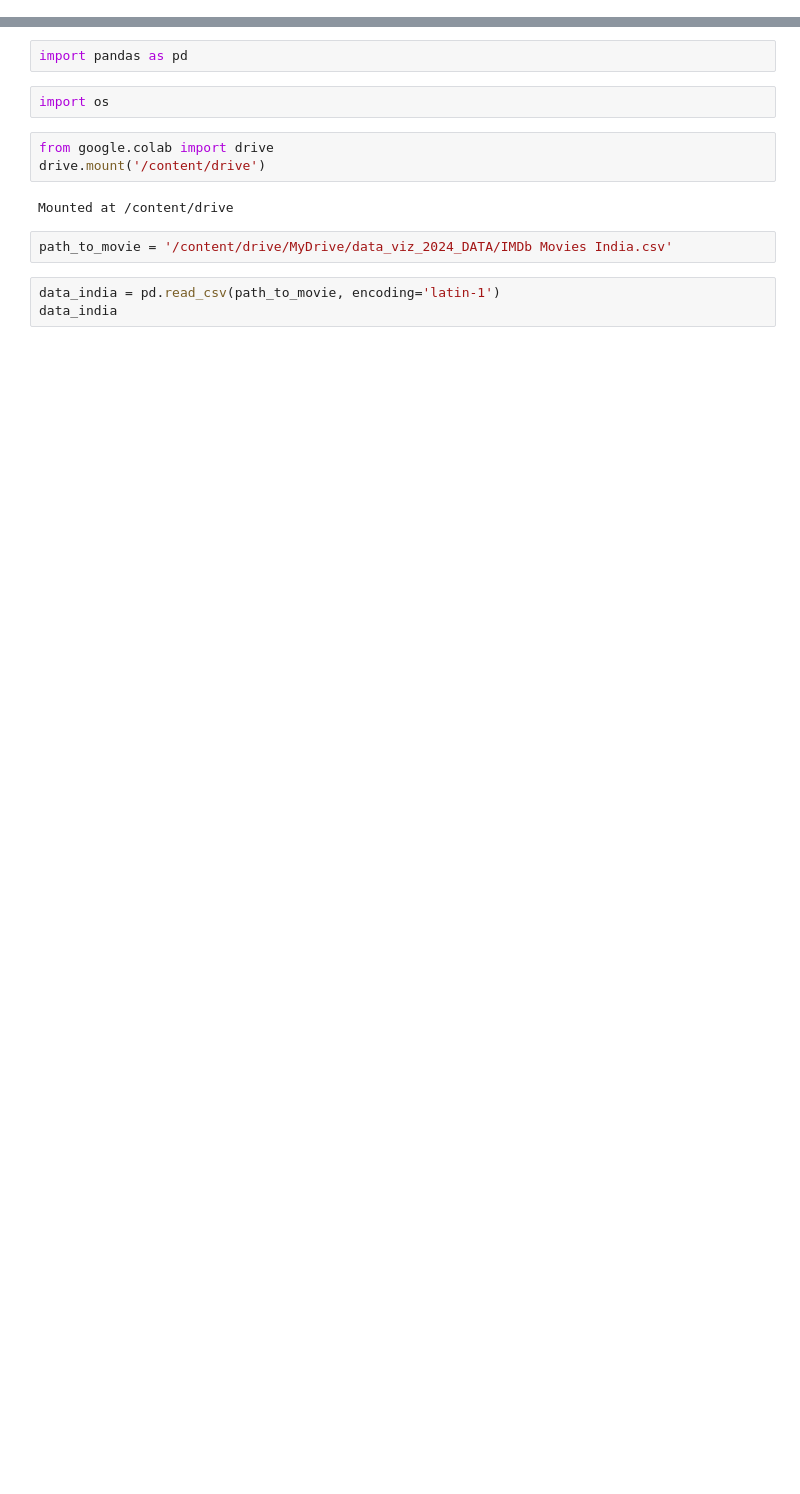
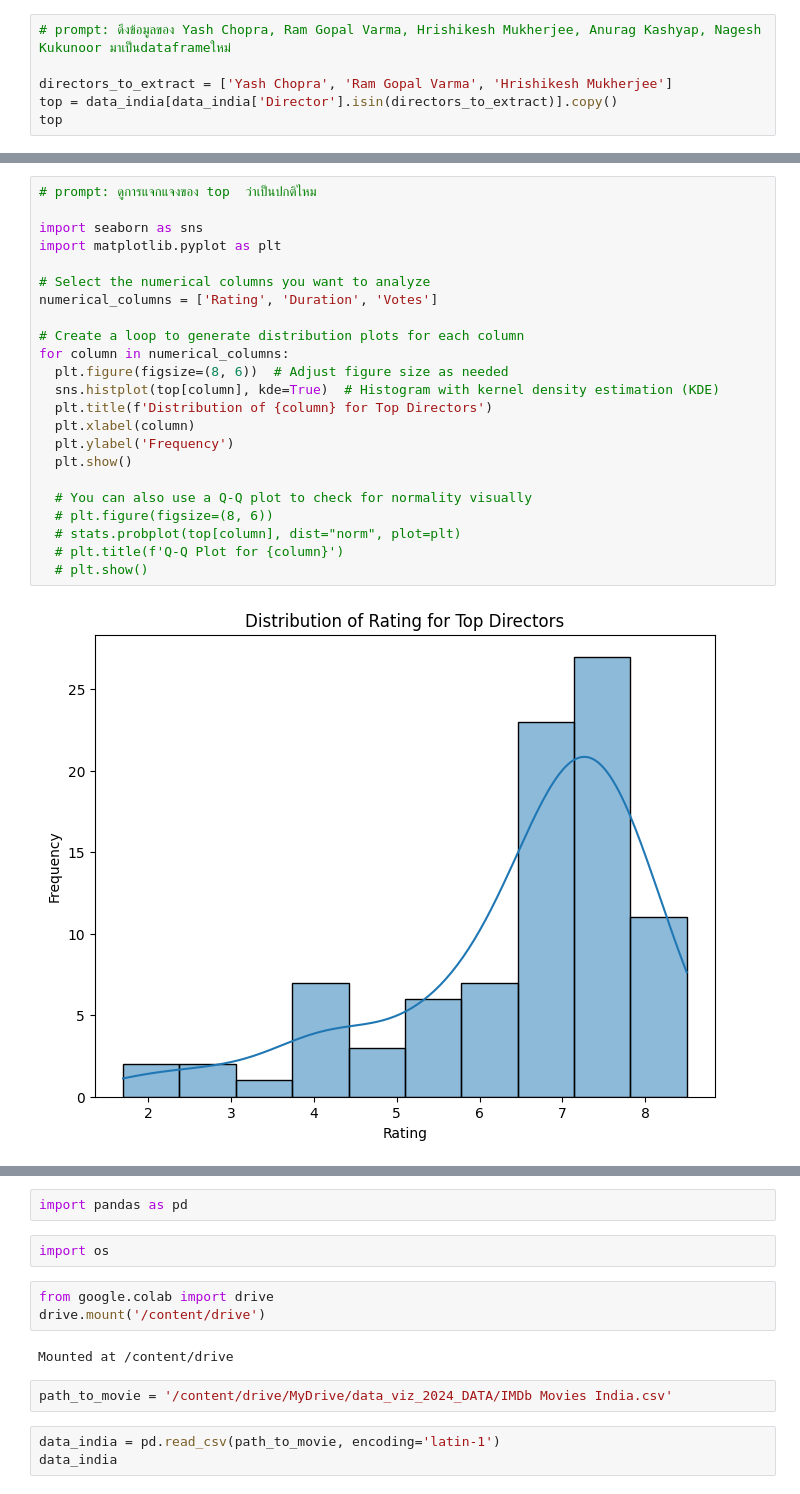
Before and after one commit to punramon/python_dataviz2024, a Jupyter notebook: HW9.ipynb, the cells around one changed output, grey strips where cells are left out. Saved outputs shown, nothing was run; the diff lists cells and outputs as text; blank space fills up the shorter version.

```diff
--- a/HW9.ipynb
+++ b/HW9.ipynb
@@ -4,0 +203,6 @@
+# %%
+# prompt: ดึงข้อมูลของ Yash Chopra, Ram Gopal Varma, Hrishikesh Mukherjee, Anurag Kashyap, Nagesh Kukunoor มาเป็นdataframeใหม่
+
+directors_to_extract = ['Yash Chopra', 'Ram Gopal Varma', 'Hrishikesh Mukherjee']
+top = data_india[data_india['Director'].isin(directors_to_extract)].copy()
+top
@@ -4,0 +536,25 @@
+# %%
+# prompt: ดูการแจกแจงของ top  ว่าเป็นปกติไหม
+
+import seaborn as sns
+import matplotlib.pyplot as plt
+
+# Select the numerical columns you want to analyze
+numerical_columns = ['Rating', 'Duration', 'Votes']
+
+# Create a loop to generate distribution plots for each column
+for column in numerical_columns:
+  plt.figure(figsize=(8, 6))  # Adjust figure size as needed
+  sns.histplot(top[column], kde=True)  # Histogram with kernel density estimation (KDE)
+  plt.title(f'Distribution of {column} for Top Directors')
+  plt.xlabel(column)
+  plt.ylabel('Frequency')
+  plt.show()
+
+  # You can also use a Q-Q plot to check for normality visually
+  # plt.figure(figsize=(8, 6))
+  # stats.probplot(top[column], dist="norm", plot=plt)
+  # plt.title(f'Q-Q Plot for {column}')
+  # plt.show()
+# %% [output]
+[figure, added]
```
Also changed, not shown: parts of 77 cells of this notebook.
